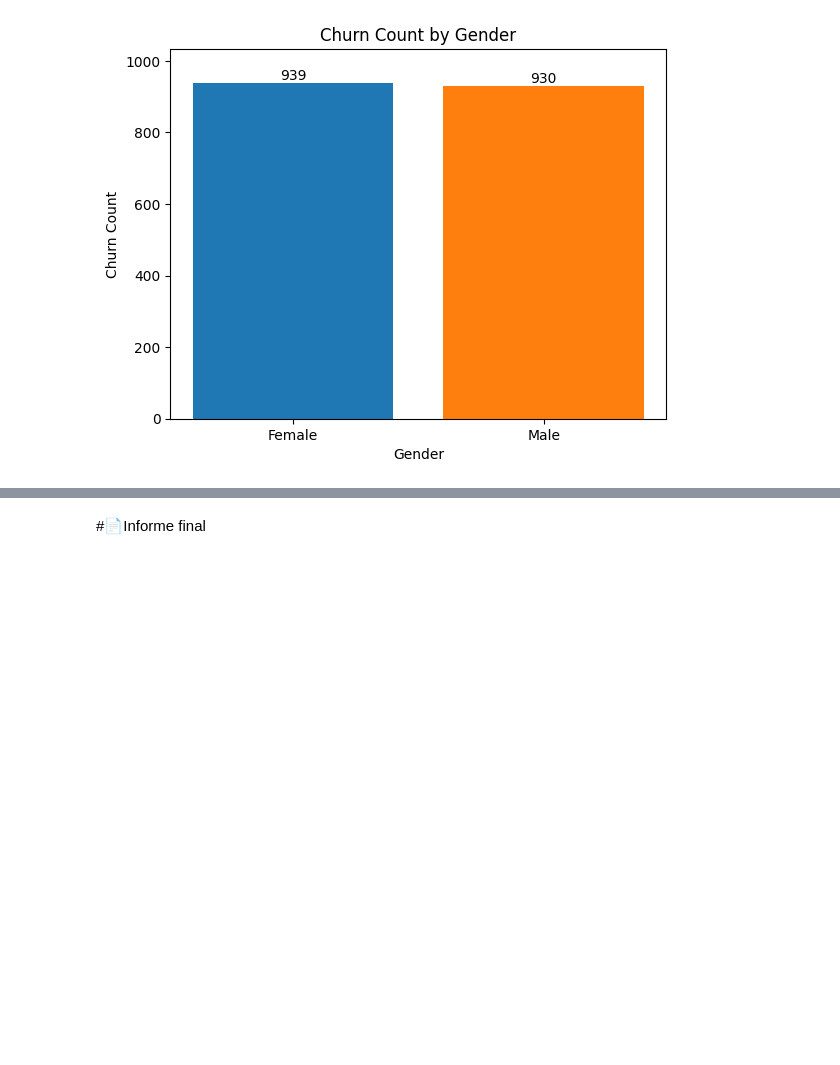
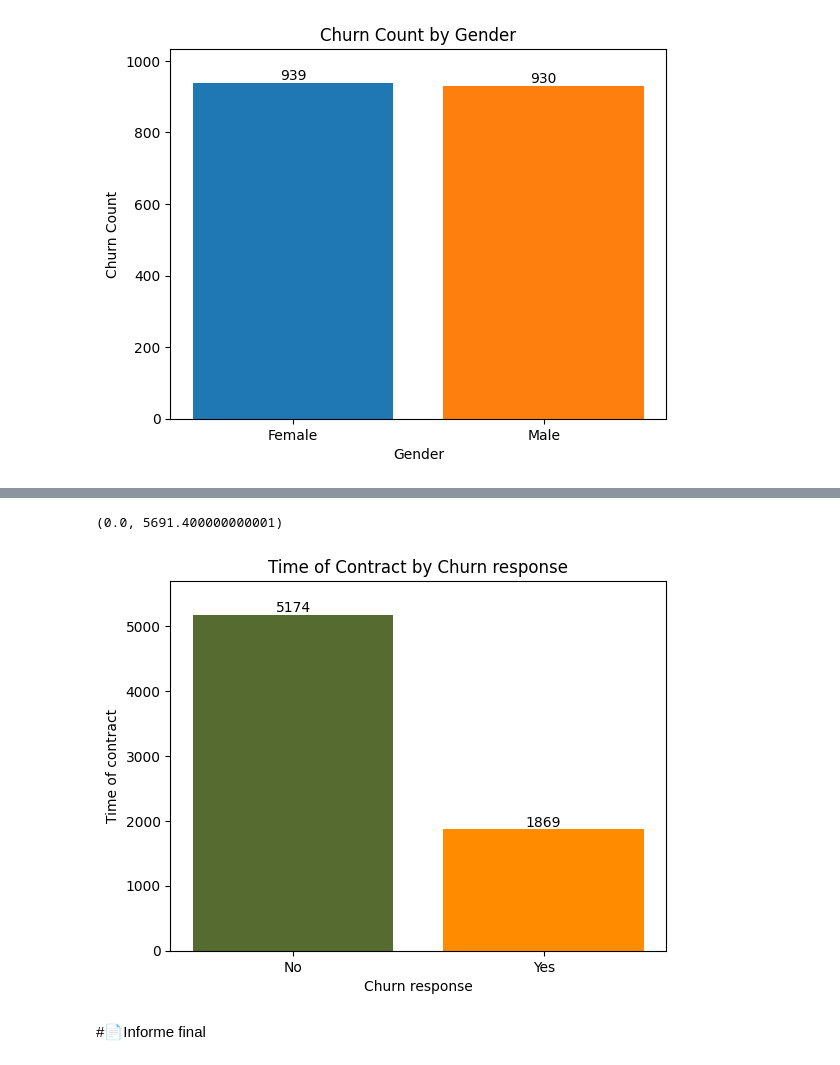
Before and after one commit to betuka1007/Ventas-de-cliente-Alura, a Jupyter notebook: TelecomX_LATAM.ipynb, the cells around one changed output, grey strips where cells are left out. Saved outputs shown, nothing was run; the diff lists cells and outputs as text; code cells hidden in the pictures; blank space fills up the shorter version.

```diff
--- a/TelecomX_LATAM.ipynb
+++ b/TelecomX_LATAM.ipynb
@@ -493,0 +673,2 @@ plt.show()
+# %%
+tenure_churn = pd_telecomm.dropna(subset=['Churn', 'tenure']).groupby('Churn', observed=True).count()
@@ -494,2 +700,21 @@ plt.show()
+# %%
+plt.bar(tenure_churn.index, tenure_churn['tenure'].values,
+        color=['#556B2F', '#FF8C00'])
+
+# Agregar los valores numéricos encima de cada barra
+for index, value in enumerate(tenure_churn['tenure'].values):
+    plt.text(index, value + 0.5,  # Posición del texto (x, y)
+             str(value),          # Texto a mostrar (convertimos el valor a string)
+             ha='center',         # Alineación horizontal centrada
+             va='bottom')         # Alineación vertical en la parte inferior
+
+# Personalización adicional
+plt.xlabel('Churn response')
+plt.ylabel('Time of contract')
+plt.title('Time of Contract by Churn response')
+plt.ylim(0, max(tenure_churn['tenure'].values) * 1.1)  # Ajustar el límite superior del eje Y
+# %% [output]
+(0.0, 5691.400000000001)
+[figure, added]
 # %% [markdown]
 #📄Informe final
```
Also changed, not shown: parts of 24 cells of this notebook.
